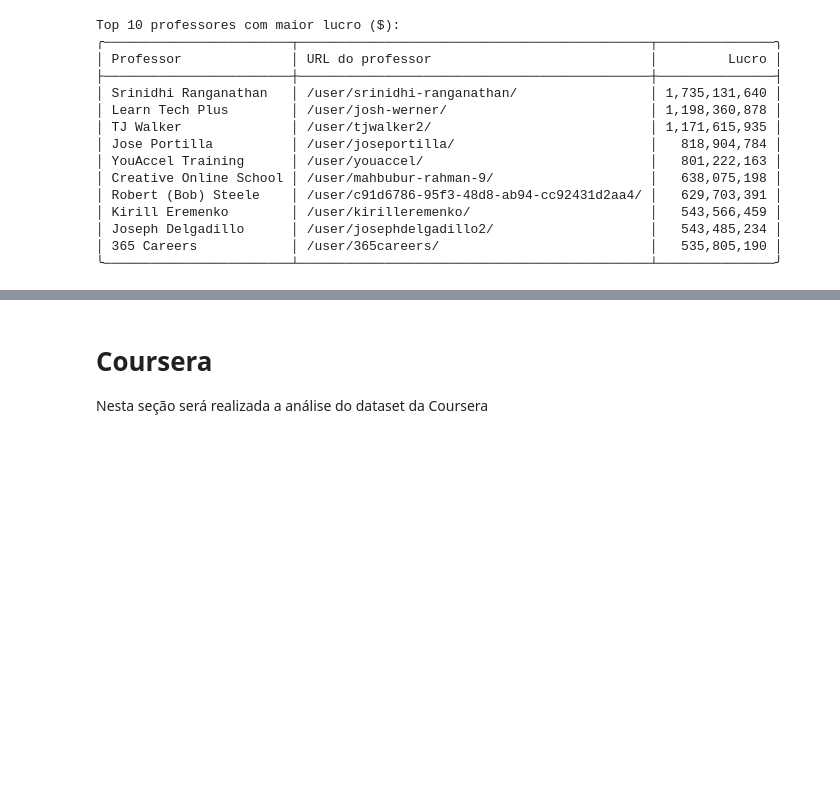
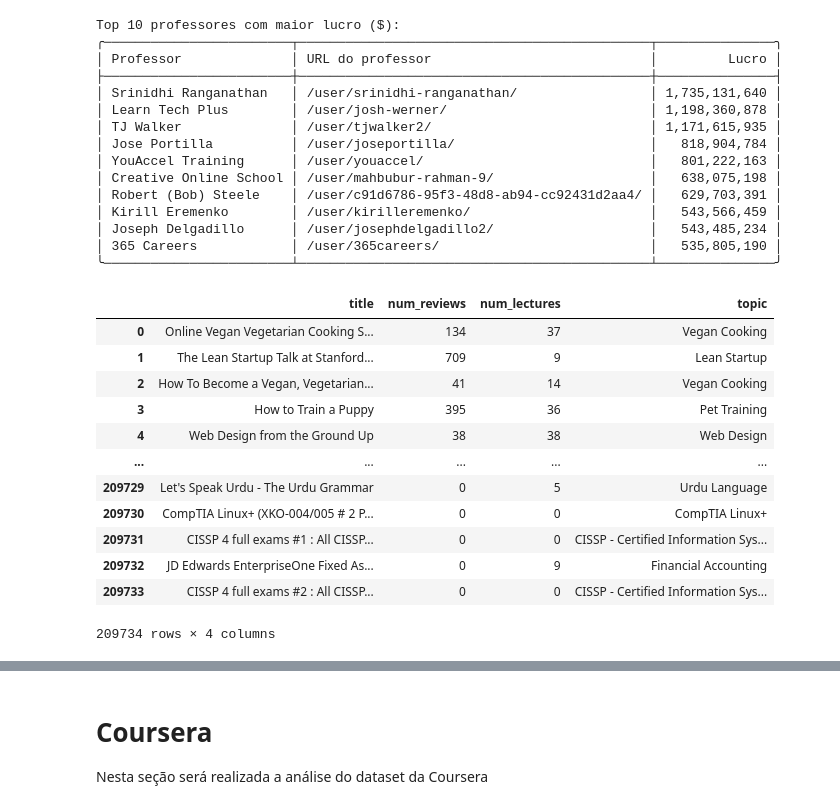
Before and after one commit to ismailymendes/mooc_udemy_coursera, a Jupyter notebook: mooc_udemy_coursera.ipynb, the cells around one changed output, grey strips where cells are left out. Drawn from its saved outputs; the diff is of its cells as text; code cells hidden in the pictures; blank space fills up the shorter version.

```diff
--- a/mooc_udemy_coursera.ipynb
+++ b/mooc_udemy_coursera.ipynb
@@ -427,3 +427,22 @@ Top 10 professores com maior lucro ($):
 │ Joseph Delgadillo      │ /user/josephdelgadillo2/                    │   543,485,234 │
 │ 365 Careers            │ /user/365careers/                           │   535,805,190 │
 ╰────────────────────────┴─────────────────────────────────────────────┴───────────────╯
+# %%
+reviews = udemy_cursos[['title','num_reviews','num_lectures','topic']]
+
+reviews
+#df.groupby(['Courses','Fee']).count()
+# %% [output]
+|  | title | num_reviews | num_lectures | topic |
+| 0 | Online Vegan Vegetarian Cooking S... | 134 | 37 | Vegan Cooking |
+| 1 | The Lean Startup Talk at Stanford... | 709 | 9 | Lean Startup |
+| 2 | How To Become a Vegan, Vegetarian... | 41 | 14 | Vegan Cooking |
+| 3 | How to Train a Puppy | 395 | 36 | Pet Training |
+| 4 | Web Design from the Ground Up | 38 | 38 | Web Design |
+| ... | ... | ... | ... | ... |
+| 209729 | Let's Speak Urdu - The Urdu Grammar | 0 | 5 | Urdu Language |
+| 209730 | CompTIA Linux+ (XKO-004/005 # 2 P... | 0 | 0 | CompTIA Linux+ |
+| 209731 | CISSP 4 full exams #1 : All CISSP... | 0 | 0 | CISSP - Certified Information Sys... |
+| 209732 | JD Edwards EnterpriseOne Fixed As... | 0 | 9 | Financial Accounting |
+| 209733 | CISSP 4 full exams #2 : All CISSP... | 0 | 0 | CISSP - Certified Information Sys... |
+209734 rows × 4 columns
```
Also changed, not shown: parts of 5 cells of this notebook.
